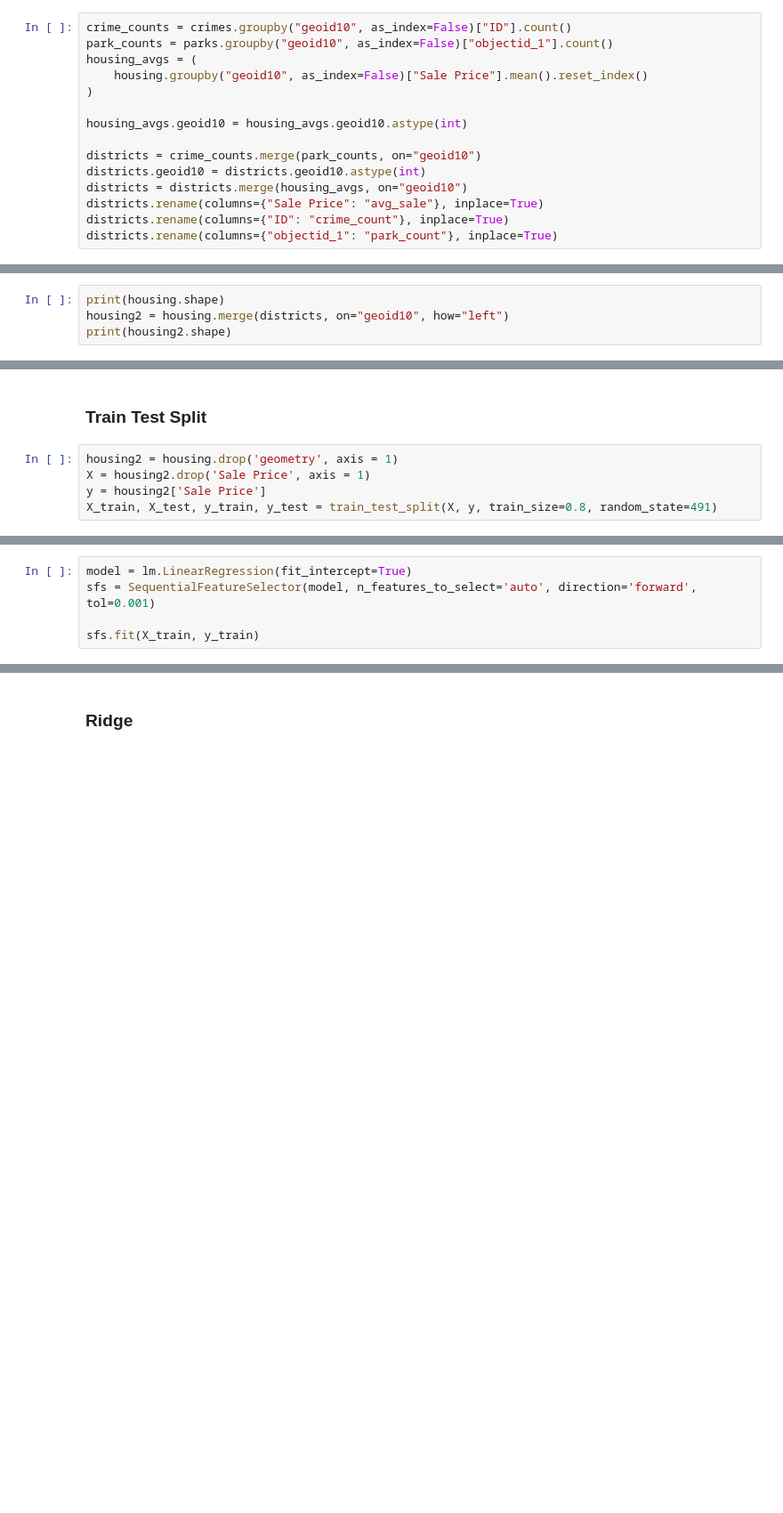
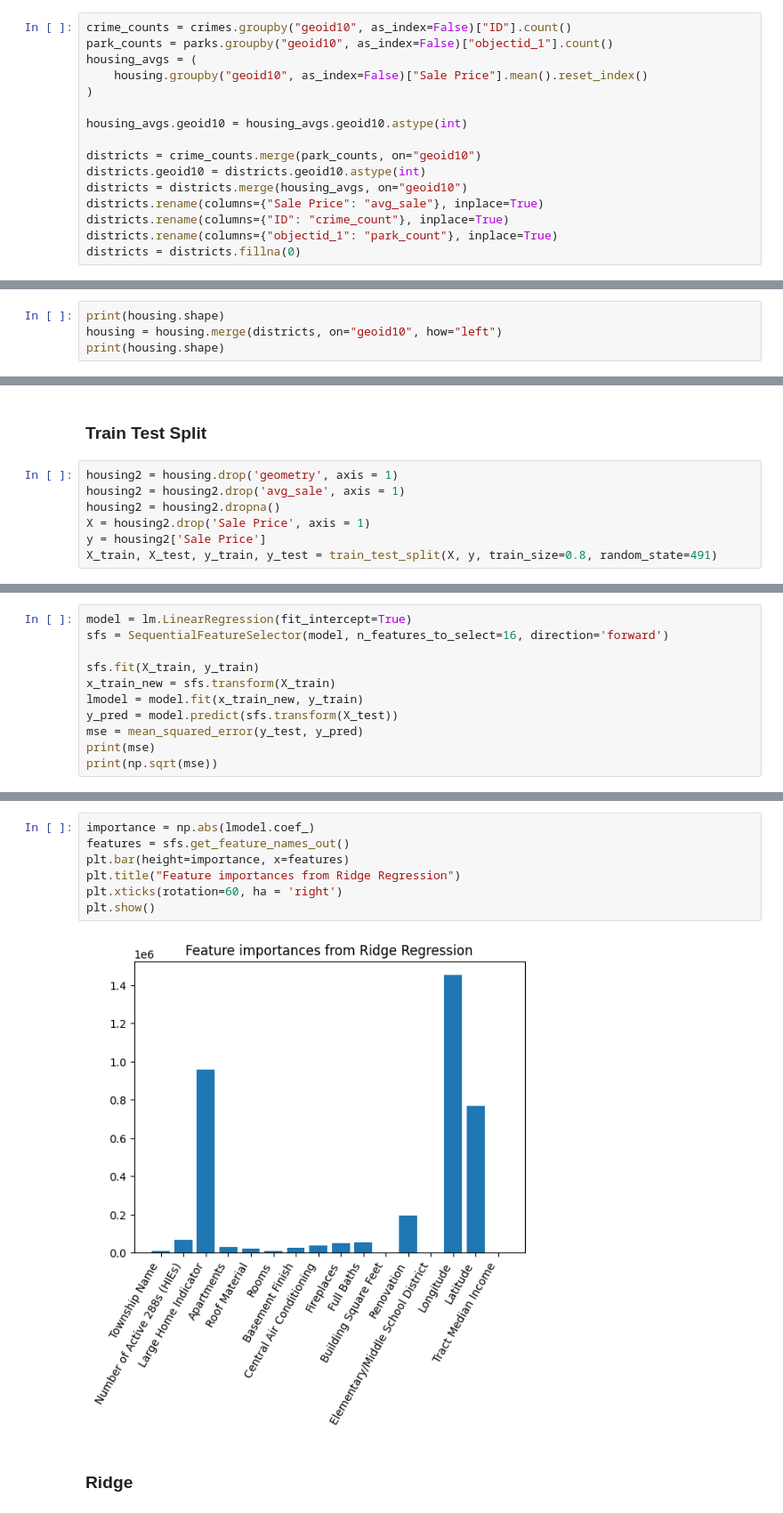
Before and after one commit to Bananamonkey011/ECON491FP, a Jupyter notebook: final.ipynb, the cells around one changed output, grey strips where cells are left out. Shown: that part at 89% size. Drawn from its saved outputs; the diff is of its cells as text; blank space fills up the shorter version.

```diff
--- a/final.ipynb
+++ b/final.ipynb
@@ -197,12 +197,13 @@ districts = districts.merge(housing_avgs, on="geoid10")
 districts.rename(columns={"Sale Price": "avg_sale"}, inplace=True)
 districts.rename(columns={"ID": "crime_count"}, inplace=True)
 districts.rename(columns={"objectid_1": "park_count"}, inplace=True)
+districts = districts.fillna(0)
 # %% [markdown]
 ### Add district data to individual house data
 # %%
 print(housing.shape)
-housing2 = housing.merge(districts, on="geoid10", how="left")
-print(housing2.shape)
+housing = housing.merge(districts, on="geoid10", how="left")
+print(housing.shape)
 # %% [output]
 (45572, 50)
 (45572, 54)
@@ -212,6 +213,8 @@ print(housing2.shape)
 ### Train Test Split
 # %%
 housing2 = housing.drop('geometry', axis = 1)
+housing2 = housing2.drop('avg_sale', axis = 1)
+housing2 = housing2.dropna()
 X = housing2.drop('Sale Price', axis = 1)
 y = housing2['Sale Price']
 X_train, X_test, y_train, y_test = train_test_split(X, y, train_size=0.8, random_state=491)
@@ -220,5 +223,11 @@ X_train, X_test, y_train, y_test = train_test_split(X, y, train_size=0.8, random
 # %%
 model = lm.LinearRegression(fit_intercept=True)
-sfs = SequentialFeatureSelector(model, n_features_to_select='auto', direction='forward', tol=0.001)
+sfs = SequentialFeatureSelector(model, n_features_to_select=16, direction='forward')
 
 sfs.fit(X_train, y_train)
+x_train_new = sfs.transform(X_train)
+lmodel = model.fit(x_train_new, y_train)
+y_pred = model.predict(sfs.transform(X_test))
+mse = mean_squared_error(y_test, y_pred)
+print(mse)
+print(np.sqrt(mse))
@@ -232,3 +237,12 @@ print(np.sqrt(mse))
+# %%
+importance = np.abs(lmodel.coef_)
+features = sfs.get_feature_names_out()
+plt.bar(height=importance, x=features)
+plt.title("Feature importances from Ridge Regression")
+plt.xticks(rotation=60, ha = 'right')
+plt.show()
+# %% [output]
+[figure, added]
 # %% [markdown]
 ### Ridge
 # %%
```
Also changed, not shown: parts of 12 cells of this notebook.
